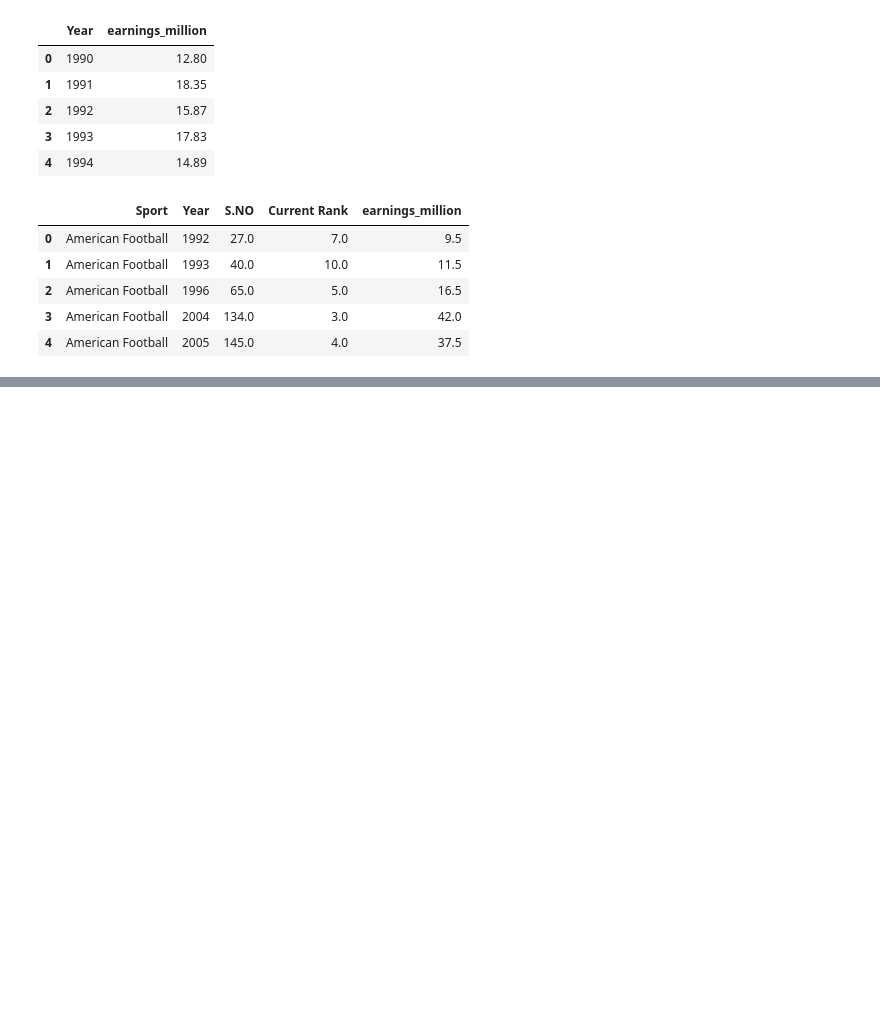
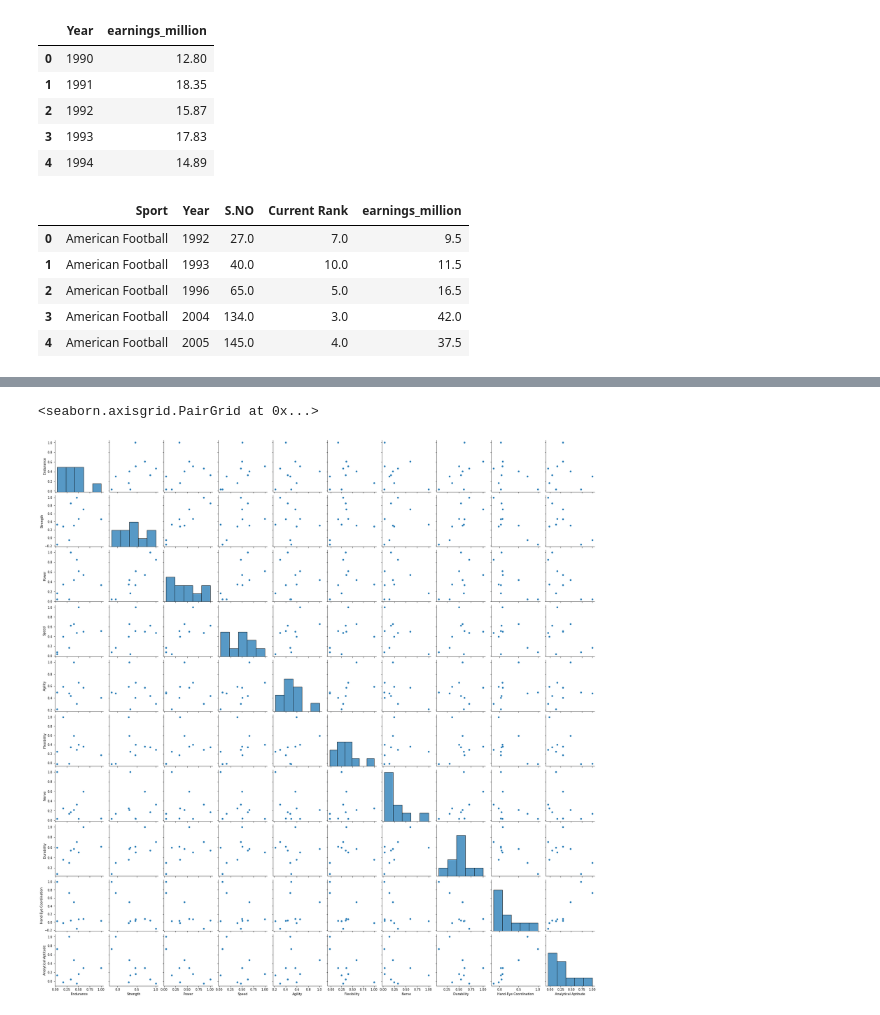
Before and after one commit to Jorge-Solana/Economical_Sports_Hisotry_and_Best_suitable_sport, a Jupyter notebook: First_Visuals.ipynb, the cells around one changed output, grey strips where cells are left out. Saved outputs shown, nothing was run; the diff lists cells and outputs as text; code cells hidden in the pictures; blank space fills up the shorter version.

```diff
--- a/First_Visuals.ipynb
+++ b/First_Visuals.ipynb
@@ -137,0 +164,2 @@ ValueError:
+# %%
+sports_ab = sports[['Endurance', 'Strength', 'Power', 'Speed', 'Agility', 'Flexibility', 'Nerve', 'Durability', 'Hand-Eye Coordination', 'Analytical Aptitude']]
@@ -137,0 +176,2 @@ ValueError:
+# %%
+correlation = sports_ab.corr()
@@ -137,0 +192,5 @@ ValueError:
+# %%
+sns.pairplot(correlation)
+# %% [output]
+<seaborn.axisgrid.PairGrid at 0x...>
+[figure, added]
```
Also changed, not shown: parts of 23 cells of this notebook.
